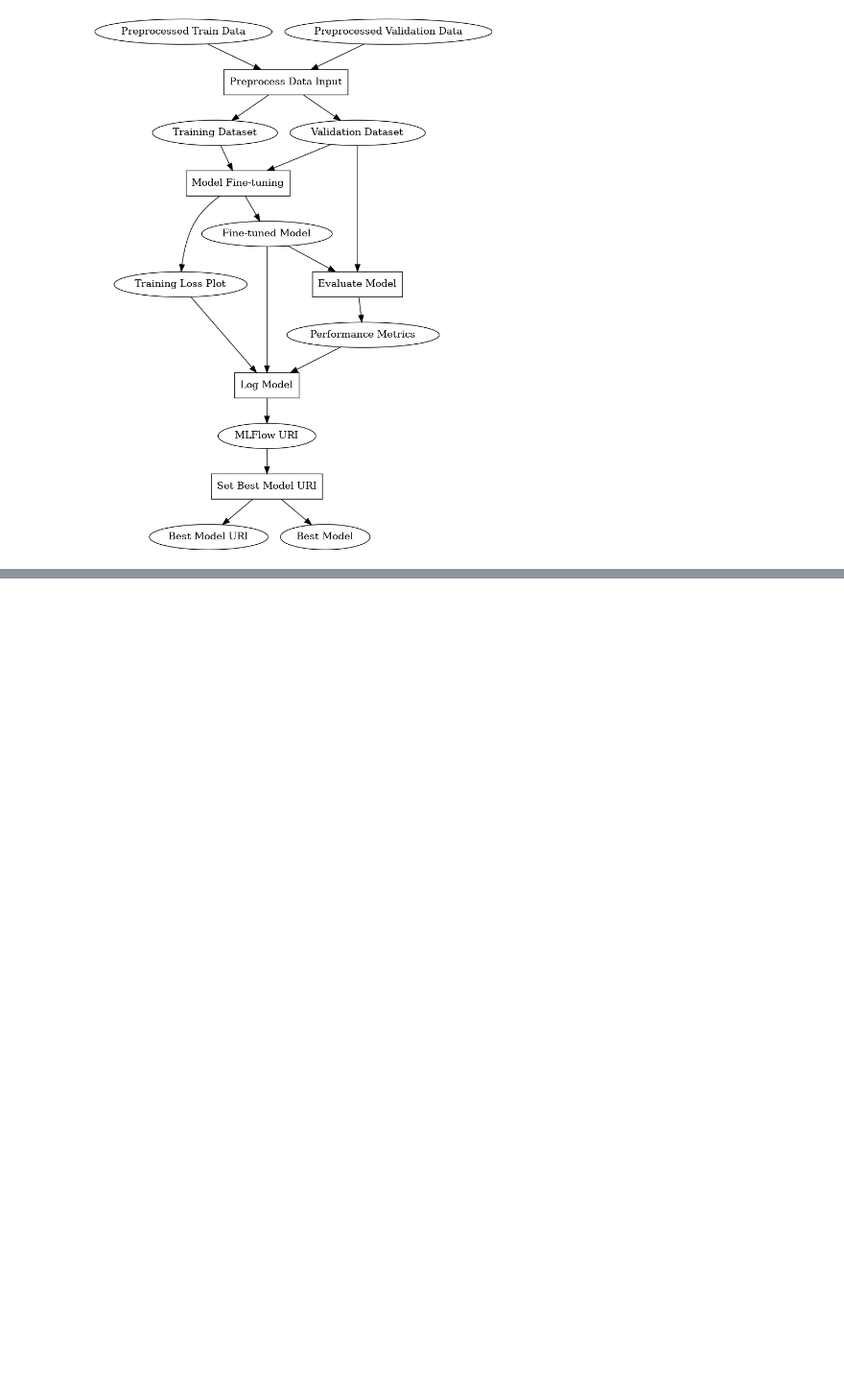
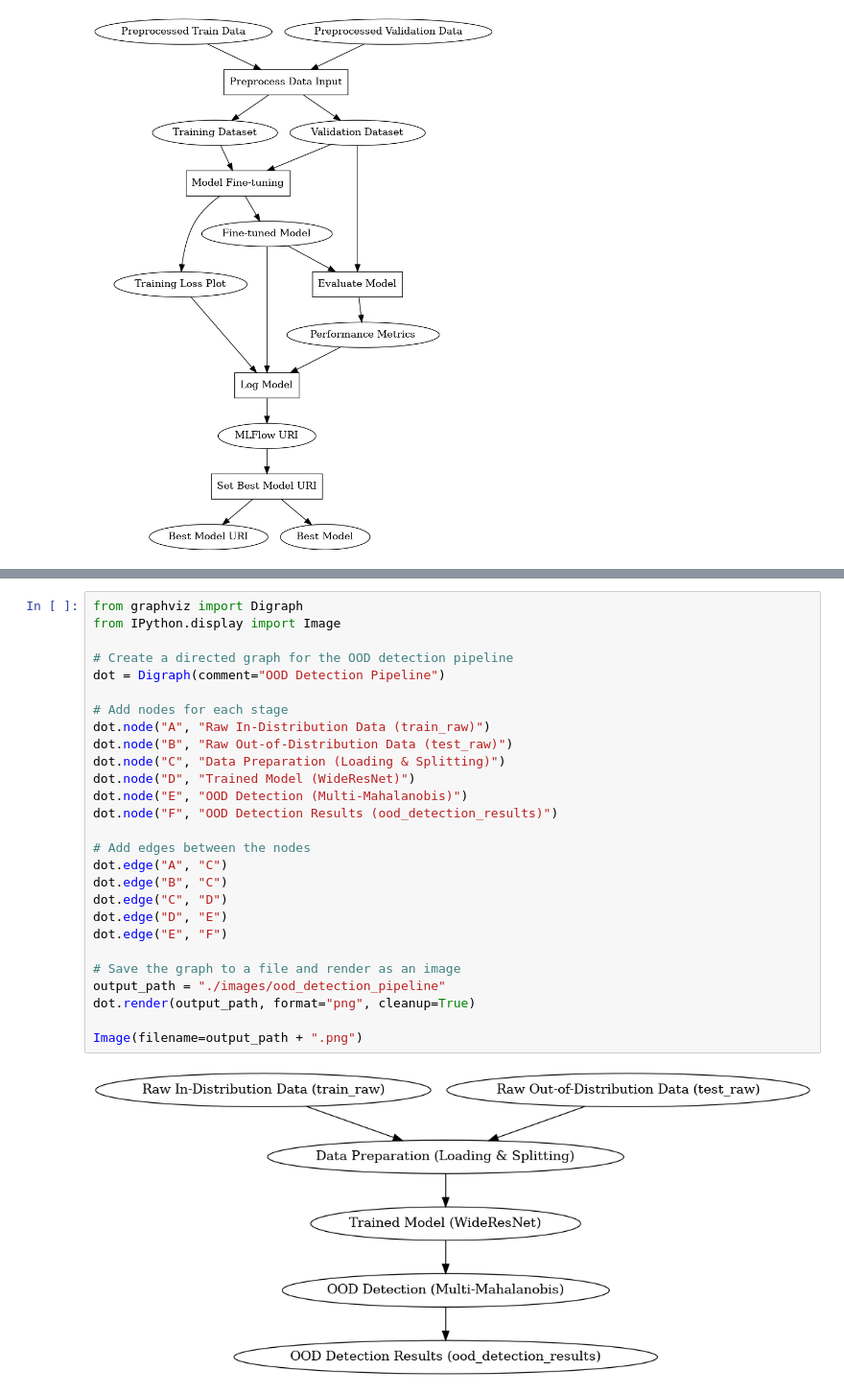
Before and after one commit to SaiMadhavanG/onco-derm-ai, a Jupyter notebook: docs/cards/mlops-card.ipynb, the cells around one changed output, grey strips where cells are left out. Shown: that part at 96% size. Drawn from its saved outputs; the diff is of its cells as text; blank space fills up the shorter version.

```diff
--- a/docs/cards/mlops-card.ipynb
+++ b/docs/cards/mlops-card.ipynb
@@ -447,0 +554,29 @@ Image(filename="./images/Model_Training_Pipeline_Diagram.png")
+# %%
+from graphviz import Digraph
+from IPython.display import Image
+
+# Create a directed graph for the OOD detection pipeline
+dot = Digraph(comment="OOD Detection Pipeline")
+
+# Add nodes for each stage
+dot.node("A", "Raw In-Distribution Data (train_raw)")
+dot.node("B", "Raw Out-of-Distribution Data (test_raw)")
+dot.node("C", "Data Preparation (Loading & Splitting)")
+dot.node("D", "Trained Model (WideResNet)")
+dot.node("E", "OOD Detection (Multi-Mahalanobis)")
+dot.node("F", "OOD Detection Results (ood_detection_results)")
+
+# Add edges between the nodes
+dot.edge("A", "C")
+dot.edge("B", "C")
+dot.edge("C", "D")
+dot.edge("D", "E")
+dot.edge("E", "F")
+
+# Save the graph to a file and render as an image
+output_path = "./images/ood_detection_pipeline"
+dot.render(output_path, format="png", cleanup=True)
+
+Image(filename=output_path + ".png")
+# %% [output]
+[figure, added]
```
Also changed, not shown: parts of 15 cells of this notebook, 12 other files.
